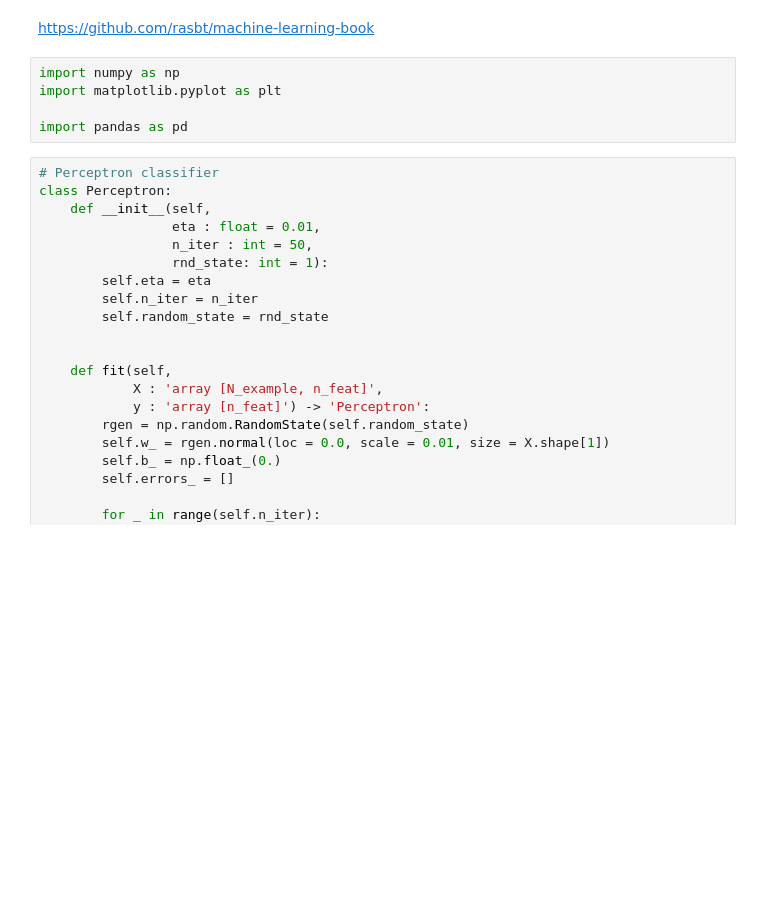
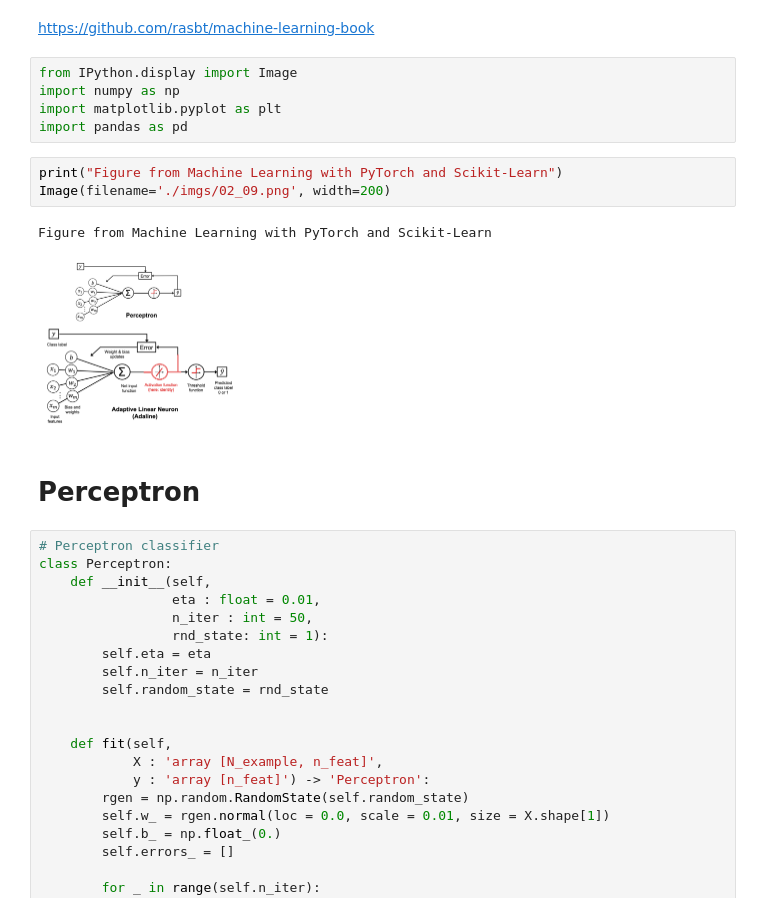
Before and after one commit to arthurhirez/PyTorch-Neural_Networks-101, a Jupyter notebook: ch02_Perceptron_Adaline.ipynb, the cells around one changed output. Cells and saved outputs as stored; diff of their text form; blank space fills up the shorter version.

```diff
--- a/ch02_Perceptron_Adaline.ipynb
+++ b/ch02_Perceptron_Adaline.ipynb
@@ -1,10 +1,18 @@
 # %% [markdown]
 https://github.com/rasbt/machine-learning-book
 # %%
+from IPython.display import Image
 import numpy as np
 import matplotlib.pyplot as plt
-
 import pandas as pd
+# %%
+print("Figure from Machine Learning with PyTorch and Scikit-Learn")
+Image(filename='./imgs/02_09.png', width=200)
+# %% [output]
+Figure from Machine Learning with PyTorch and Scikit-Learn
+[figure, added]
+# %% [markdown]
+# Perceptron
 # %%
 # Perceptron classifier
 class Perceptron:
```
Also changed, not shown: parts of 1 cell of this notebook, 2 other files.
